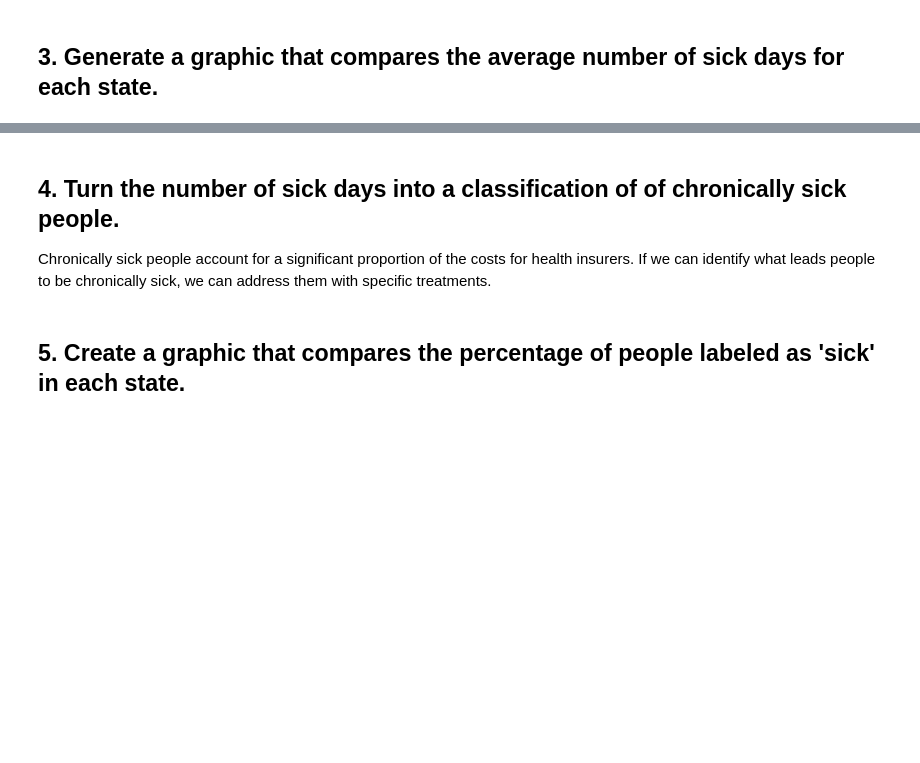
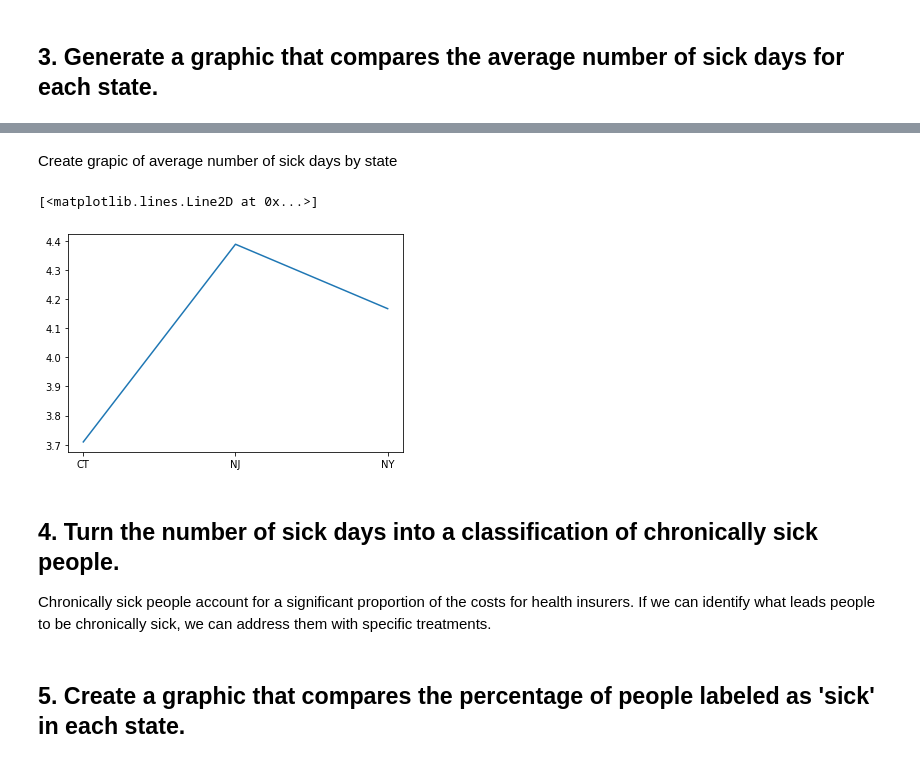
Before and after one commit to k0marrr1/nyc-mhtn-ds-010620-lectures, a Jupyter notebook: week_2/case_study/Data_Exploration_Applied.ipynb, the cells around one changed output, grey strips where cells are left out. Cells and saved outputs as stored; diff of their text form; code cells hidden in the pictures; blank space fills up the shorter version.

```diff
--- a/week_2/case_study/Data_Exploration_Applied.ipynb
+++ b/week_2/case_study/Data_Exploration_Applied.ipynb
@@ -251,0 +202,2 @@ graphic showing the distribution of data
+# %%
+group_by_state = df_phy.groupby(['_STATE']).mean()
@@ -252,5 +212,12 @@ graphic showing the distribution of data
+# %% [markdown]
+Create grapic of average number of sick days by state
+# %%
+plt.plot(group_by_state)
+# %% [output]
+[<matplotlib.lines.Line2D at 0x...>]
+[figure, added]
 # %% [markdown]
-## 4. Turn the number of sick days into a classification of of chronically sick people.
+## 4. Turn the number of sick days into a classification of  chronically sick people.
 
 Chronically sick people account for a significant proportion of the costs for health insurers. If we can identify what leads people to be chronically sick, we can address them with specific treatments.
 # %%
```
Also changed, not shown: parts of 8 cells of this notebook.
